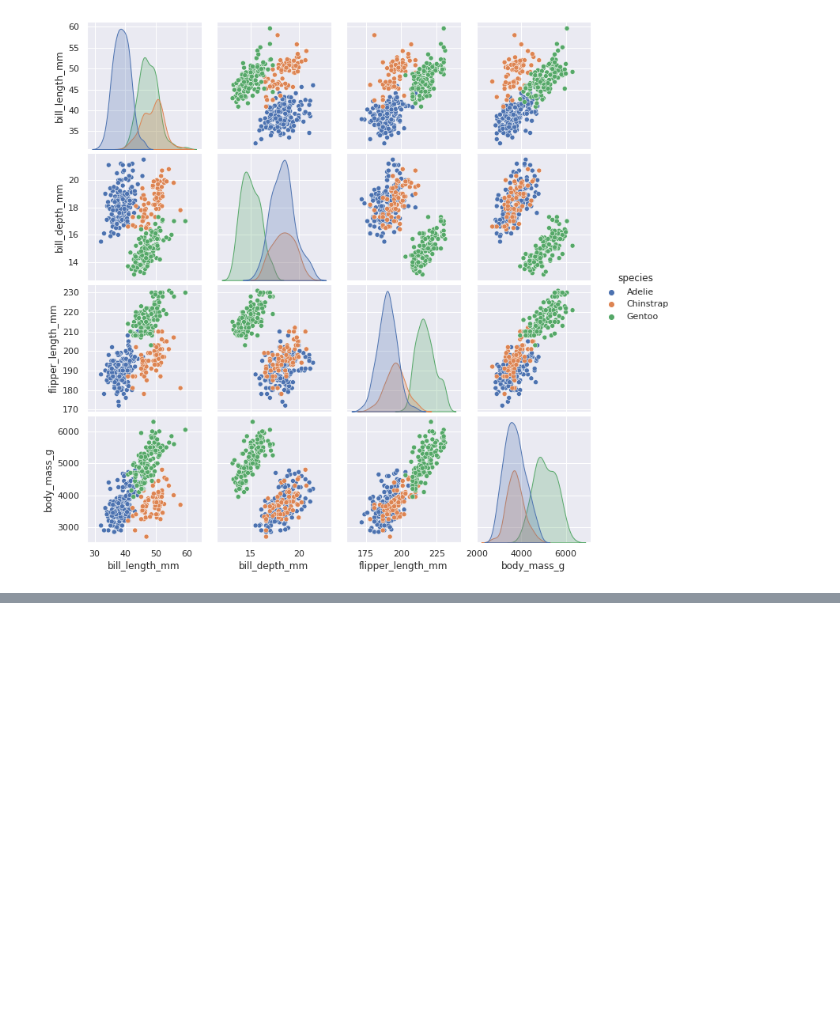
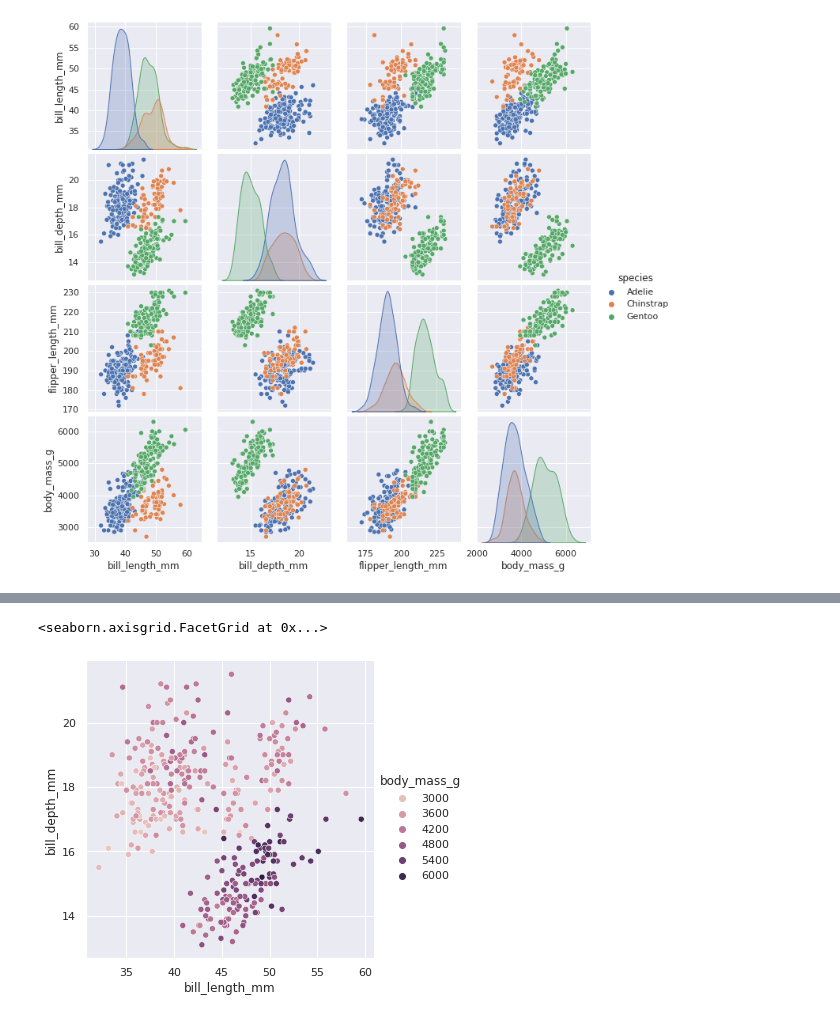
Before and after one commit to kyliewillis/final_test, a Jupyter notebook: learning_seaborn.ipynb, the cells around one changed output, grey strips where cells are left out. Saved outputs shown, nothing was run; the diff lists cells and outputs as text; code cells hidden in the pictures; blank space fills up the shorter version.

```diff
--- a/learning_seaborn.ipynb
+++ b/learning_seaborn.ipynb
@@ -83,0 +93,8 @@ sns.pairplot(data=penguins, hue="species")
+# %%
+sns.relplot(
+    data=penguins,
+    x="bill_length_mm", y="bill_depth_mm", hue="body_mass_g"
+)
+# %% [output]
+<seaborn.axisgrid.FacetGrid at 0x...>
+[figure, added]
```
Also changed, not shown: parts of 3 cells of this notebook.
